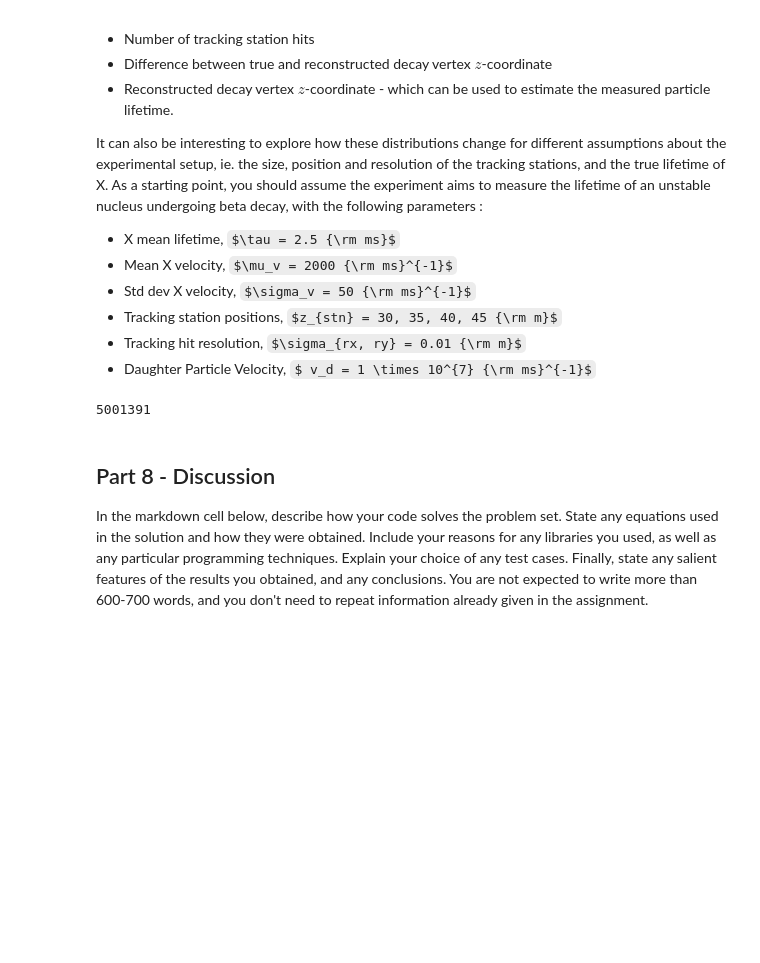
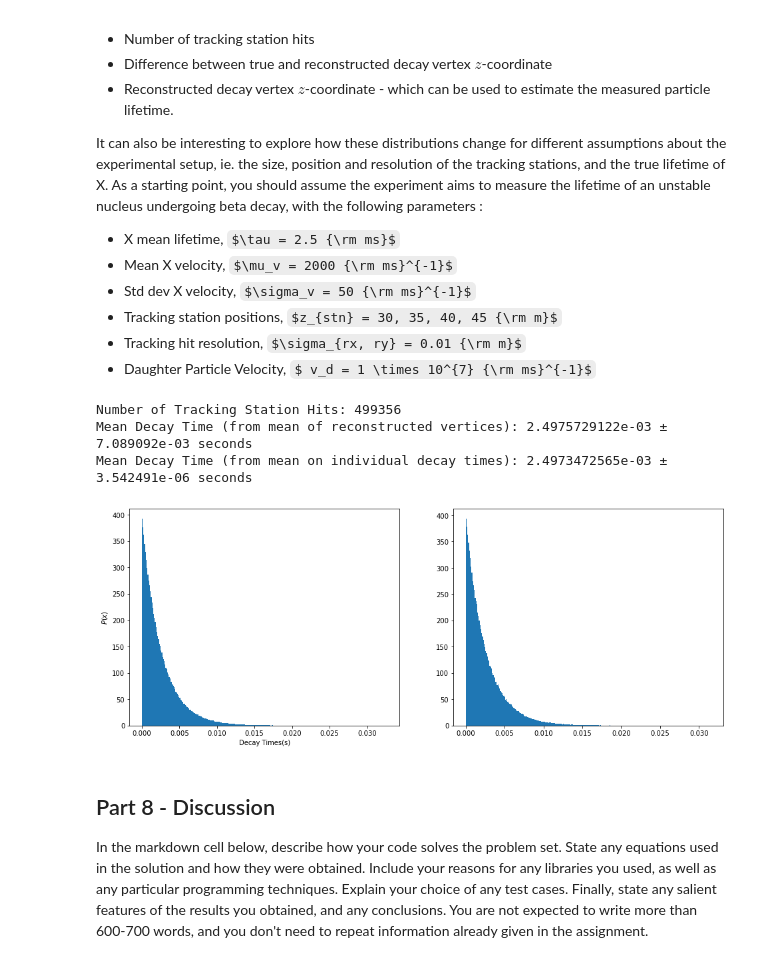
Before and after one commit to sam-you-ell/Computational-Physics, a Jupyter notebook: 3rd Year/Monte Carlo Sim/Montecarlo2.ipynb, the cells around one changed output. Saved outputs shown, nothing was run; the diff lists cells and outputs as text; code cells hidden in the pictures; some formulas as TeX source; blank space fills up the shorter version.

```diff
--- a/3rd Year/Monte Carlo Sim/Montecarlo2.ipynb
+++ b/3rd Year/Monte Carlo Sim/Montecarlo2.ipynb
@@ -413,12 +498,3 @@ def solve_mat(Tracking, DaughterParticle, z):
     return sol
 # %% [markdown]
 In the cell below, test your code
-# %%
-# test code
-
-
-z = [30, 35, 40, 45, 50, 55]
-# mini_daught.gen_beam(); mini_daught.angles(); mini_daught.frame_vectors('Lab')
-print(lhs_mat(z))
-# print(rhs_mat(mini_track, mini_daught, z))
-# print(solve_mat(mini_track, mini_daught, z))
@@ -453,9 +554,12 @@ In the cell below, write a function which uses this formula to calculate the ver
 # vertex reconstruction functions
 
 def reconstruct(Tracking, DaughterParticle, z):
-     sol = solve_mat(Tracking, DaughterParticle, z)
-     m_x = sol[0, :]; m_y = sol[1, :]; c_x = sol[2, :]; c_y = sol[3, :]
-     z = (1) * (m_x * c_x + m_y * c_y) / (m_x**2 + m_y**2)
+     """
+     Function to calculate the vertex position from the track parameters
+     """
+     sol = solve_mat(Tracking, DaughterParticle, z) #solving the matrix equation
+     m_x = sol[0, :]; m_y = sol[1, :]; c_x = sol[2, :]; c_y = sol[3, :] # "unpacking" the track parameters from the array
+     z = (1) * (m_x * c_x + m_y * c_y) / (m_x**2 + m_y**2) #our equation defined above in markdown cell
      return z
 # %% [markdown]
 In the next cell, verify this function operates as desired.
@@ -504,16 +619,24 @@ def full(Tracking, DaughterParticle, z):
     no_of_hits = np.size(z_reconstructed)
     vertices = DaughterParticle.vertex[2, :]
     generated_vertices = vertices[Tracking.track_direction(DaughterParticle) > 0]
+    generated_vels = DaughterParticle.vels[2]
+
+    decay_times = z_reconstructed / generated_vels[Tracking.track_direction(DaughterParticle) > 0]
 
     difference = abs(z_reconstructed - generated_vertices)
     mean_time = np.mean(z_reconstructed) / DaughterParticle.mean
 
-    return no_of_hits, difference, z_reconstructed, mean_time
+    return no_of_hits, difference, z_reconstructed, mean_time, decay_times
 FinalTrack = Tracking(0.0, 0.0)
-FinalDaught = DaughterParticle(2000, 50, 2.5e-3, int(10e6), 10e7)
+FinalDaught = DaughterParticle(2000, 50, 2.5e-3, int(1e6), 10e7)
 statis = [30, 35, 40, 45, 50, 55]
 
-no_of_hits, difference, z_reconstructed, mean_time = full(FinalTrack, FinalDaught, statis)
-print(no_of_hits)
+no_of_hits, difference, z_reconstructed, mean_time, decay_times = full(FinalTrack, FinalDaught, statis)
+print("Number of Tracking Station Hits:", no_of_hits)
+print("Mean Decay Time (from mean of reconstructed vertices):", "%.10e"%mean_time, u"\u00B1", "%.6e"%stats.sem(z_reconstructed), "seconds")
+print("Mean Decay Time (from mean on individual decay times):", "%.10e"%np.mean(decay_times), u"\u00B1", "%.6e"%stats.sem(decay_times), "seconds")
+#possibly time functions
 # %% [output]
-5001391
+Number of Tracking Station Hits: 499356
+Mean Decay Time (from mean of reconstructed vertices): 2.4975729122e-03 ± 7.089092e-03 seconds
+Mean Decay Time (from mean on individual decay times): 2.4973472565e-03 ± 3.542491e-06 seconds
@@ -522,3 +643,16 @@ print(no_of_hits)
+# %%
+# analysis code
+def time_plots(decay_times):
+    fig, ax = plt.subplots(1, 2, figsize = (16, 6))
+    ax[0].hist(FinalDaught.decay_times, bins = 300, density = True)
+    ax[0].set(xlabel = 'Decay Times(s)', ylabel = '$P(x)$', )
+    ax[1].hist(decay_times, bins = 300, density = True)
+    plt.show()
+# plot the distribution of times, compare with initial - use kl divergence and give error
+
+time_plots(decay_times)
+# %% [output]
+[figure, added]
 # %% [markdown]
 ## Part 8 - Discussion
 
```
Also changed, not shown: parts of 15 cells of this notebook, 1 other file.
